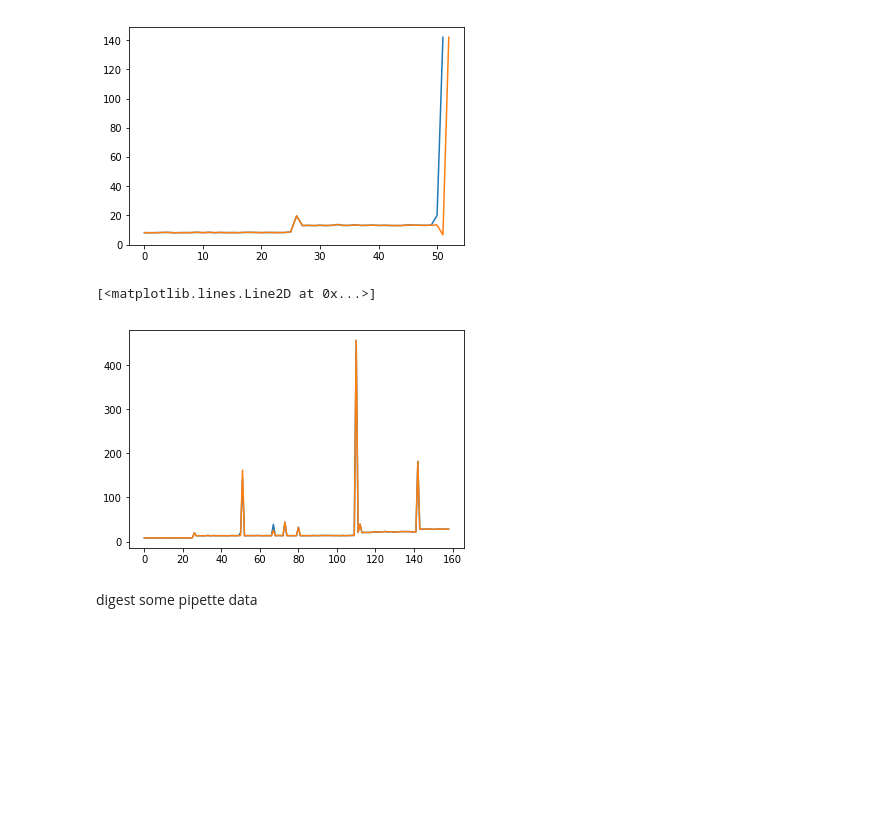
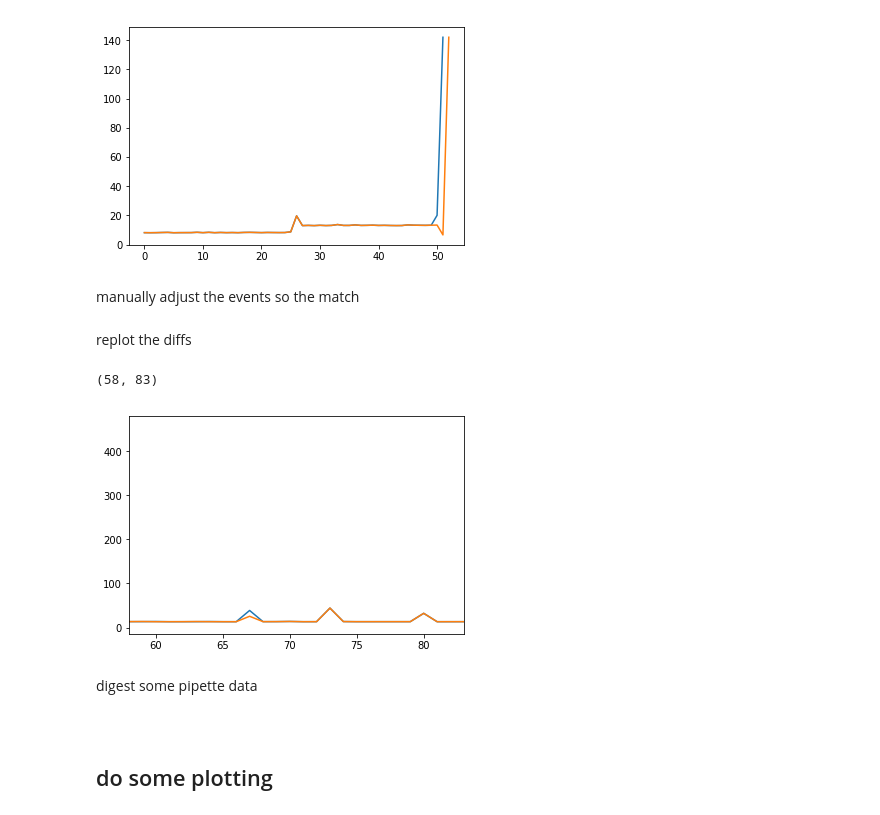
Before and after one commit to danieljdenman/neuropixels_invitro, a Jupyter notebook: invitro_analysis.ipynb, the cells around one changed output. Cells and saved outputs as stored; diff of their text form; code cells hidden in the pictures; blank space fills up the shorter version.

```diff
--- a/invitro_analysis.ipynb
+++ b/invitro_analysis.ipynb
@@ -107,6 +121,8 @@ plt.plot(np.diff(patch_ch0_times[:54]))
 # %% [output]
 [<matplotlib.lines.Line2D at 0x...>]
 [figure]
+# %% [markdown]
+manually adjust the events so the match
 # %%
 patch_ch0_mask = np.ones(len(patch_ch0_times), dtype=bool)
 patch_ch0_mask[52]=False
@@ -113,12 +130,15 @@ patch_ch0_mask[52]=False
 patch_ch0_mask[53]=False
 patch_ch0_redacted = patch_ch0_times[patch_ch0_mask]
+# %% [markdown]
+replot the diffs
 # %%
 plt.plot(np.diff(npix_ch0_times))
 # plt.plot(np.diff(patch_ch0_times[patch_ch0_mask]))
 plt.plot(np.diff(patch_ch0_redacted))
+plt.xlim(58,83)
 # %% [output]
-[<matplotlib.lines.Line2D at 0x...>]
+(58, 83)
-[figure, old version]
+[figure, new version]
 # %%
 patch_ch0_times = patch_ch0_redacted
 # %%
@@ -132,3 +152,6 @@ for tr in fnmatch.filter(list(d['acquisition']['timeseries']), 'data_*_AD3*'):
     temp=np.array(d['acquisition']['timeseries'][tr]['data'])
     tts = cross_from_below(temp,0)/d['acquisition']['timeseries'][tr]['starting_time'].attrs['rate'] + starting_time + offset - .252265
     pip3_spike_times.extend(tts)
+# %% [markdown]
+<br></br>
+## do some plotting
```
Also changed, not shown: parts of 40 cells of this notebook.
